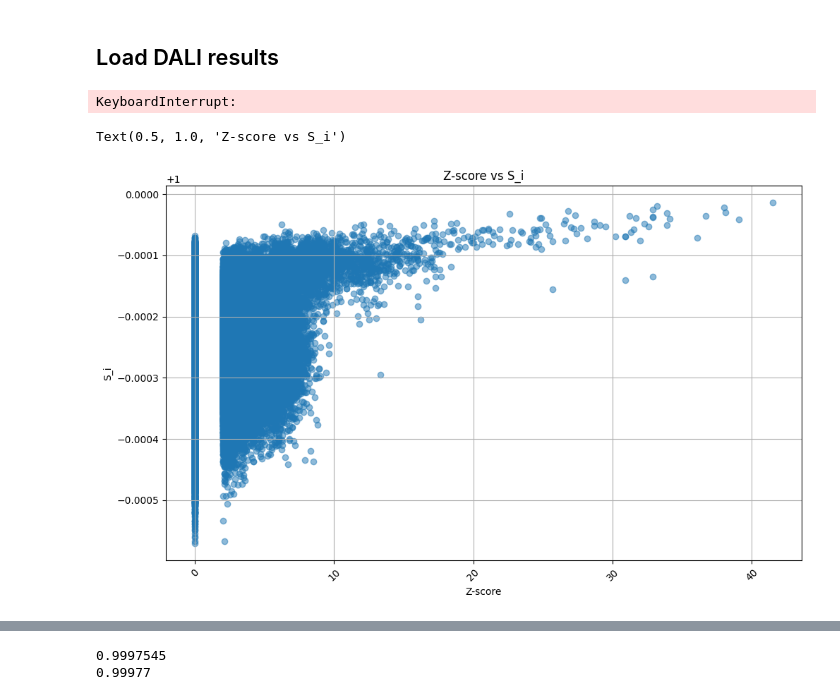
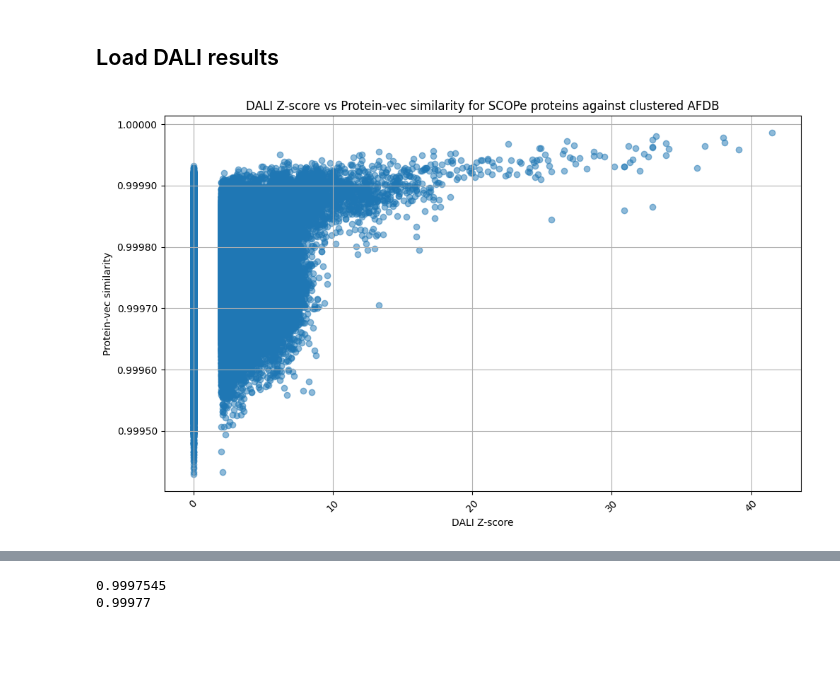
Before and after one commit to ronboger/conformal-protein-retrieval, a Jupyter notebook: afdb/analyze_afdb_protein_vec.ipynb, the cells around one changed output, grey strips where cells are left out. Drawn from its saved outputs; the diff is of its cells as text; code cells hidden in the pictures; blank space fills up the shorter version.

```diff
--- a/afdb/analyze_afdb_protein_vec.ipynb
+++ b/afdb/analyze_afdb_protein_vec.ipynb
@@ -118,9 +118,5 @@ for i in tqdm(range(I.shape[0])):
                      'Z_score': dali_scores,
                      'S_i': D[i]}))
 # %%
-# np.save('/data/ron/protein-conformal/data/dali_results_tm_vec.npy', results)
-np.savez_compressed('/data/ron/protein-conformal/data/dali_results_protein_vec.npz', results)
+# np.savez_compressed('/data/ron/protein-conformal/data/dali_results_protein_vec.npz', results)
+results = np.load('/data/ron/protein-conformal/data/dali_results_protein_vec.npz', allow_pickle=True)
-# %%
-results = np.load('/data/ron/protein-conformal/data/dali_results_protein_vec.npz', allow_pickle=True)['arr_0']
-# %% [output]
-KeyboardInterrupt:
@@ -129,18 +123,25 @@ results
 # %%
 plt.figure(figsize=(10, 6))
 plt.scatter(np.array(results[0]['Z_score']), np.array(results[0]['S_i']), alpha=0.5)
 # plt.xticks([])  # Remove x-axis ticks to improve readability
 plt.grid(True)
 plt.tight_layout()
 plt.xticks(rotation=45)
-plt.xlabel('Z-score')
-plt.ylabel('S_i')
-plt.title('Z-score vs S_i')
+plt.xlabel('DALI Z-score')
+plt.ylabel('Protein-vec similarity')
+plt.title('DALI Z-score vs Protein-vec similarity for SCOPe proteins against clustered AFDB')
+plt.gca().yaxis.set_major_formatter(plt.FuncFormatter(lambda y, _: '{:.5f}'.format(y)))
+# add a trend line
+# iso_reg = IsotonicRegression()
+# iso_reg.fit(results[0]['Z_score'], results[0]['S_i'])
+# plt.plot(results[0]['Z_score'], iso_reg.predict(results[0]['Z_score']), color='red')
+# show correlation
+plt.savefig('/data/ron/protein-conformal/data/dali_z_score_vs_protein_vec_similarity.pdf', format='pdf')
+
 # spearman correlation
 # print(spearmanr(results[0]['Z_score'], results[0]['S_i']))
 # %% [output]
-Text(0.5, 1.0, 'Z-score vs S_i')
-[figure, old version]
+[figure, new version]
 # %%
 # Extract the first result
 result = results[0]
```
Also changed, not shown: parts of 9 cells of this notebook, 1 other file.
